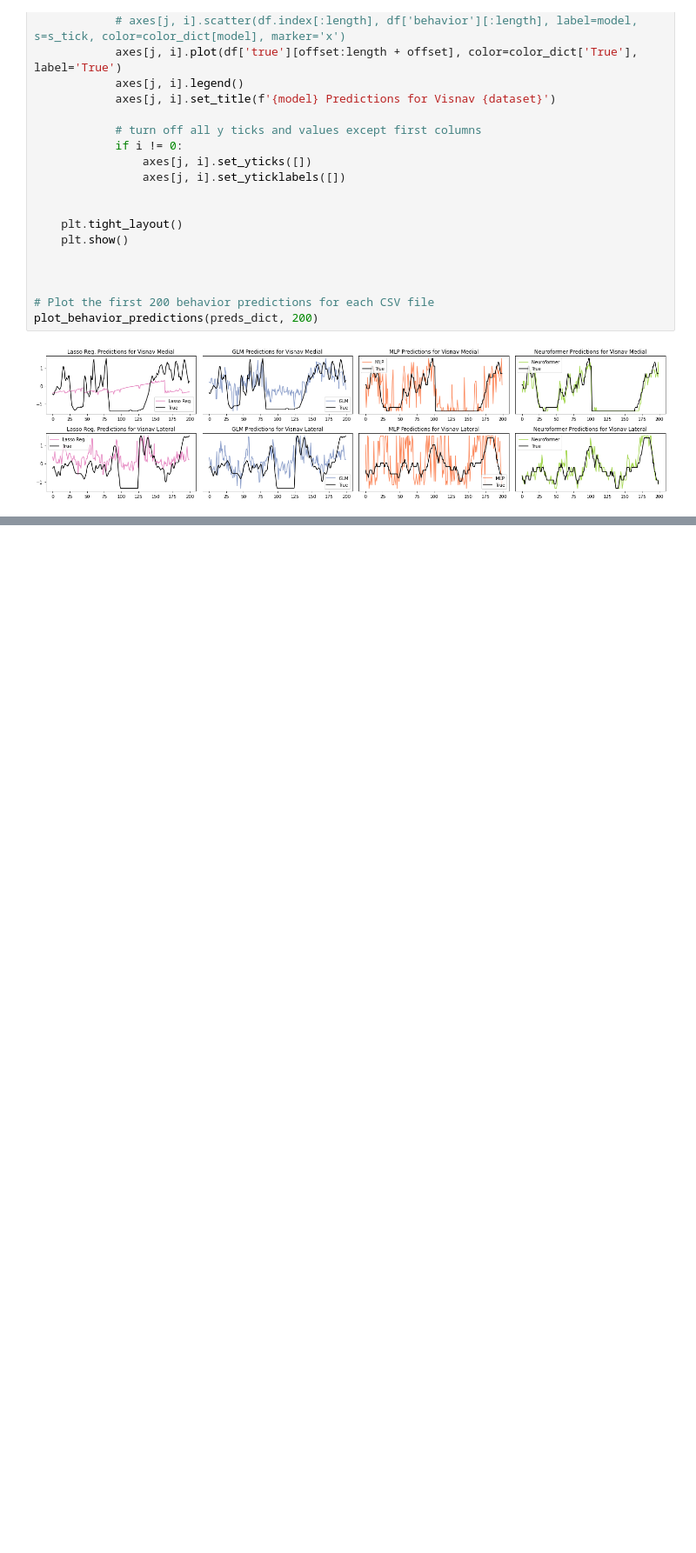
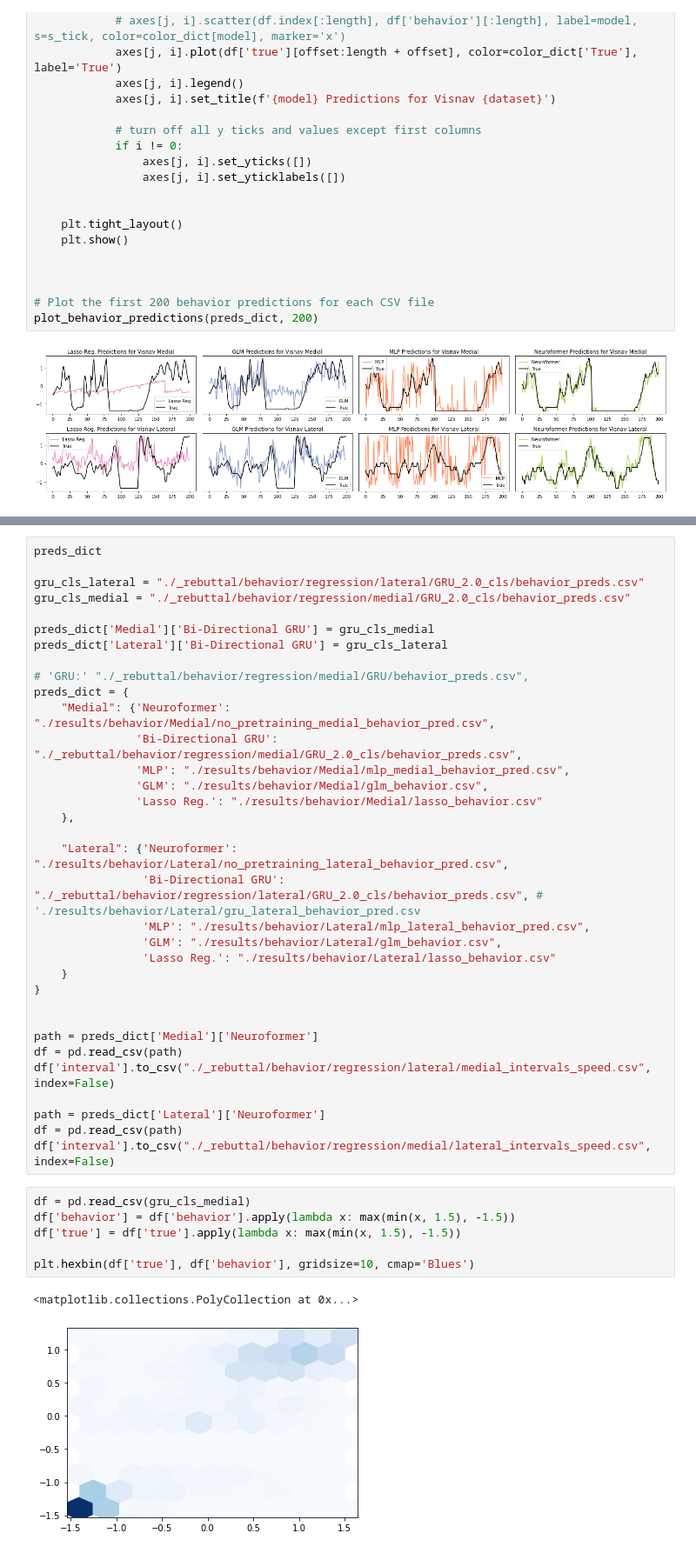
Before and after one commit to a-antoniades/neuroformer_, a Jupyter notebook: experiment_compare_behavior_preds.ipynb, the cells around one changed output, grey strips where cells are left out. Shown at 87% size. Saved outputs shown, nothing was run; the diff lists cells and outputs as text; blank space fills up the shorter version.

```diff
--- a/experiment_compare_behavior_preds.ipynb
+++ b/experiment_compare_behavior_preds.ipynb
@@ -211 +201,44 @@ plot_behavior_predictions_hex(preds_dict, 200, gridsize=15)
+# %%
+preds_dict
+
+gru_cls_lateral = "./_rebuttal/behavior/regression/lateral/GRU_2.0_cls/behavior_preds.csv"
+gru_cls_medial = "./_rebuttal/behavior/regression/medial/GRU_2.0_cls/behavior_preds.csv"
+
+preds_dict['Medial']['Bi-Directional GRU'] = gru_cls_medial
+preds_dict['Lateral']['Bi-Directional GRU'] = gru_cls_lateral
+
+# 'GRU:' "./_rebuttal/behavior/regression/medial/GRU/behavior_preds.csv",
+preds_dict = {
+    "Medial": {'Neuroformer': "./results/behavior/Medial/no_pretraining_medial_behavior_pred.csv",
+               'Bi-Directional GRU': "./_rebuttal/behavior/regression/medial/GRU_2.0_cls/behavior_preds.csv",
+               'MLP': "./results/behavior/Medial/mlp_medial_behavior_pred.csv",
+               'GLM': "./results/behavior/Medial/glm_behavior.csv",
+               'Lasso Reg.': "./results/behavior/Medial/lasso_behavior.csv"
+    },
+
+    "Lateral": {'Neuroformer': "./results/behavior/Lateral/no_pretraining_lateral_behavior_pred.csv",
+                'Bi-Directional GRU': "./_rebuttal/behavior/regression/lateral/GRU_2.0_cls/behavior_preds.csv", # './results/behavior/Lateral/gru_lateral_behavior_pred.csv
+                'MLP': "./results/behavior/Lateral/mlp_lateral_behavior_pred.csv",
+                'GLM': "./results/behavior/Lateral/glm_behavior.csv",
+                'Lasso Reg.': "./results/behavior/Lateral/lasso_behavior.csv"
+    }
+}
+
+
+path = preds_dict['Medial']['Neuroformer']
+df = pd.read_csv(path)
+df['interval'].to_csv("./_rebuttal/behavior/regression/lateral/medial_intervals_speed.csv", index=False)
+
+path = preds_dict['Lateral']['Neuroformer']
+df = pd.read_csv(path)
+df['interval'].to_csv("./_rebuttal/behavior/regression/medial/lateral_intervals_speed.csv", index=False)
+# %%
+df = pd.read_csv(gru_cls_medial)
+df['behavior'] = df['behavior'].apply(lambda x: max(min(x, 1.5), -1.5))
+df['true'] = df['true'].apply(lambda x: max(min(x, 1.5), -1.5))
+
+plt.hexbin(df['true'], df['behavior'], gridsize=10, cmap='Blues')
+# %% [output]
+<matplotlib.collections.PolyCollection at 0x...>
+[figure, added]
 # %%
```
Also changed, not shown: parts of 6 cells of this notebook, 30 other files.
